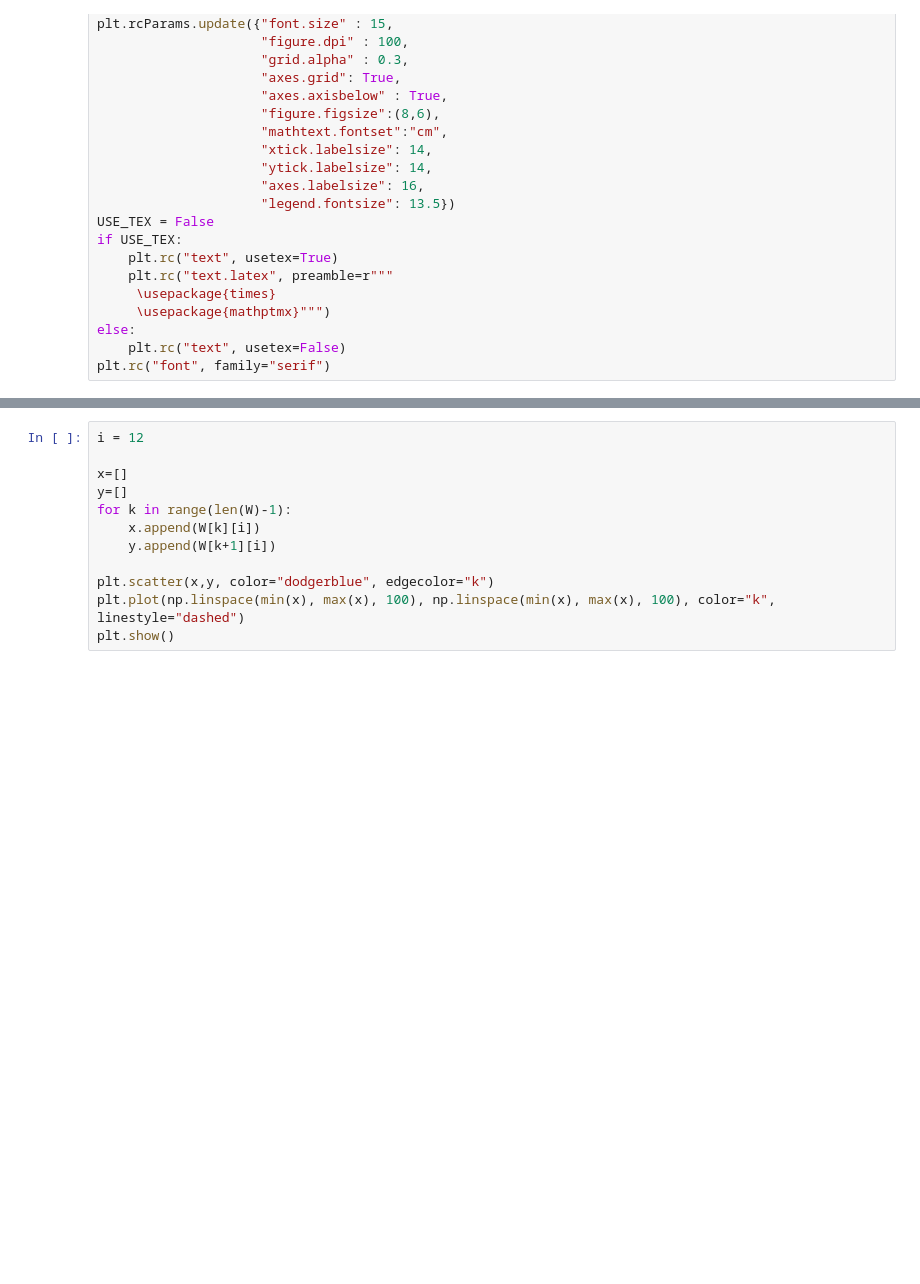
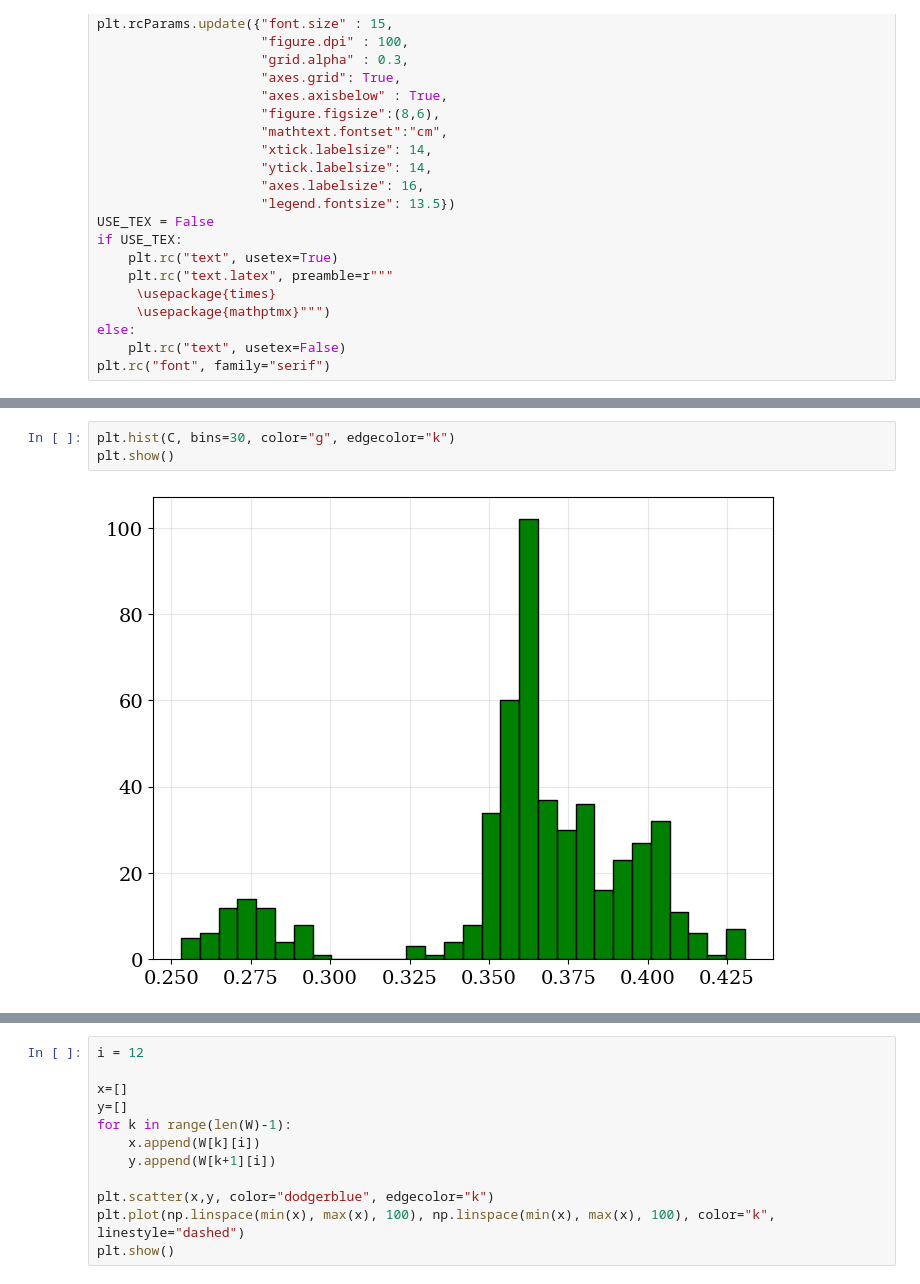
Before and after one commit to charlesaugdupont/poverty-trap, a Jupyter notebook: Network.ipynb, the cells around one changed output, grey strips where cells are left out. Cells and saved outputs as stored; diff of their text form; blank space fills up the shorter version.

```diff
--- a/Network.ipynb
+++ b/Network.ipynb
@@ -64,0 +86,5 @@ plt.show()
+# %%
+plt.hist(C, bins=30, color="g", edgecolor="k")
+plt.show()
+# %% [output]
+[figure, added]
```
Also changed, not shown: parts of 6 cells of this notebook, 1 other file.
